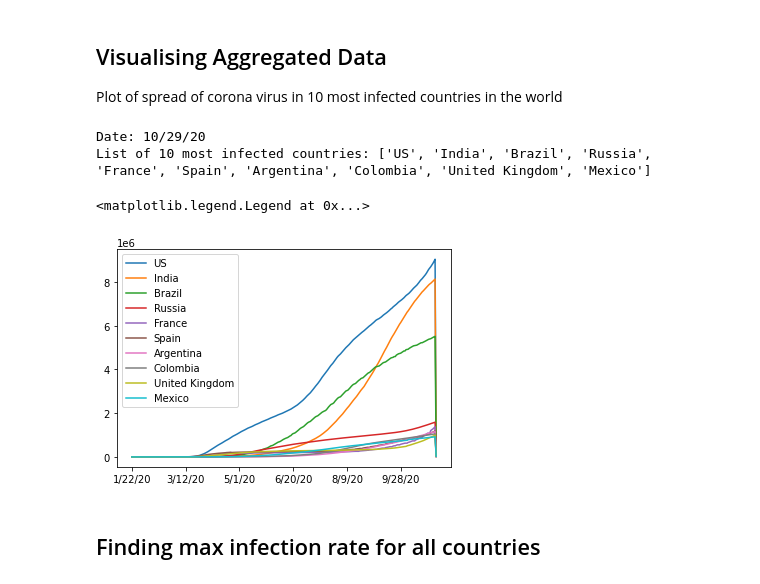
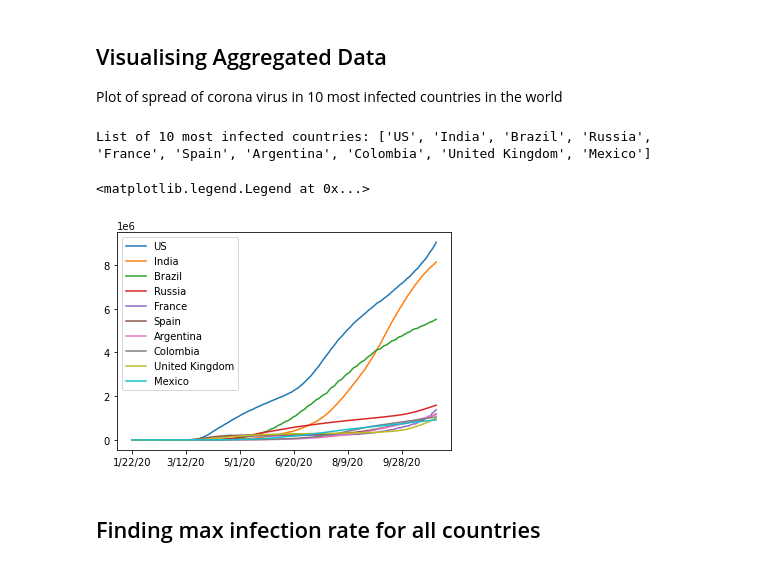
Before and after one commit to rebeccasoren/COVID19_Analysis, a Jupyter notebook: covid19_Analysis.ipynb, the cells around one changed output. Saved outputs shown, nothing was run; the diff lists cells and outputs as text; code cells hidden in the pictures.

```diff
--- a/covid19_Analysis.ipynb
+++ b/covid19_Analysis.ipynb
@@ -88,22 +88,21 @@ happiness_report.head()
 ## Visualising Aggregated Data
 Plot of spread of corona virus in 10 most infected countries in the world
 # %%
-from datetime import timedelta
-from datetime import date
-today = date.today()
-yesterday = today - timedelta(days = 2)
-date=yesterday.strftime("%-m/%d/%y")
-print("Date:",date)
-countries=list(covid_dataset_aggregated.nlargest(10, [date]).index.values)
+#from datetime import timedelta
+#from datetime import date
+#today = date.today()
+#yesterday = today - timedelta(days = 2)
+#date=yesterday.strftime("%-m/%d/%y")
+#print("Date:",date)
+countries=list(covid_dataset_aggregated.nlargest(10, ['10/30/20']).index.values)
 print("List of 10 most infected countries:",countries)
 for c in countries:
   covid_dataset_aggregated.loc[c].plot()
 plt.legend()
 # %% [output]
-Date: 10/29/20
 List of 10 most infected countries: ['US', 'India', 'Brazil', 'Russia', 'France', 'Spain', 'Argentina', 'Colombia', 'United Kingdom', 'Mexico']
 <matplotlib.legend.Legend at 0x...>
-[figure, old version]
+[figure, new version]
 # %% [markdown]
 ## Finding max infection rate for all countries
 # %%
```
Also changed, not shown: parts of 3 cells of this notebook.
